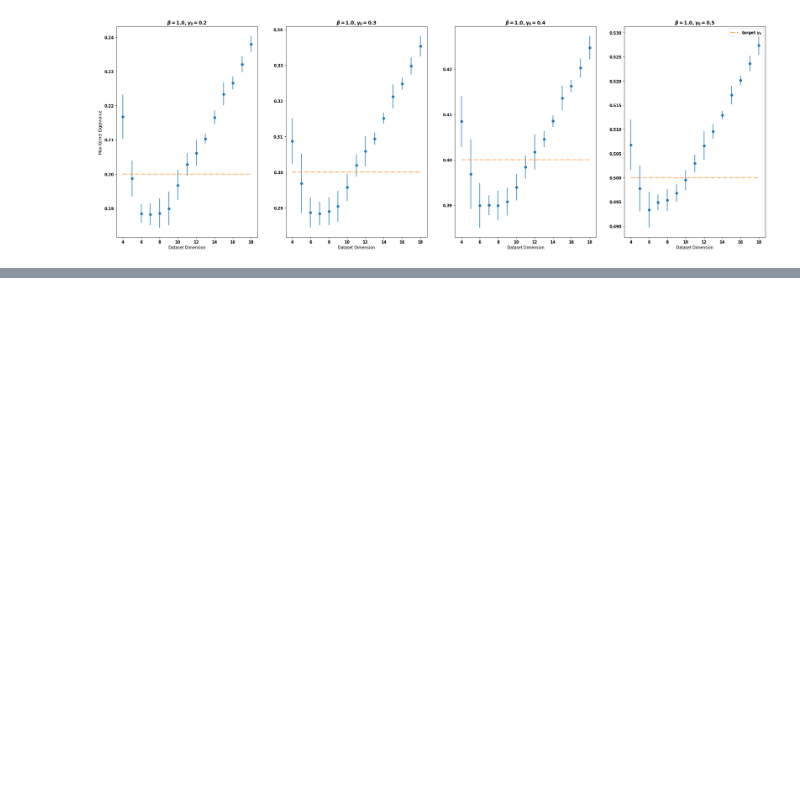
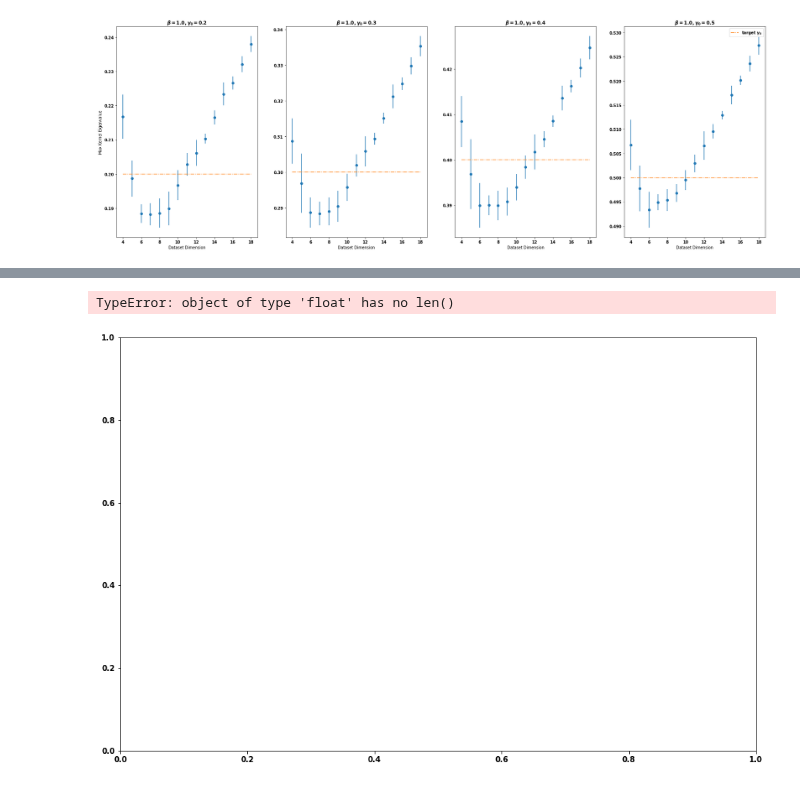
Before and after one commit to lslattery11/quantum_kernel, a Jupyter notebook: notebooks/data_visualization/alpha_test_gd_scaling.ipynb, the cells around one changed output, grey strips where cells are left out. Saved outputs shown, nothing was run; the diff lists cells and outputs as text; code cells hidden in the pictures; blank space fills up the shorter version.

```diff
--- a/notebooks/data_visualization/alpha_test_gd_scaling.ipynb
+++ b/notebooks/data_visualization/alpha_test_gd_scaling.ipynb
@@ -225,0 +340,50 @@ fig.tight_layout()
+# %%
+colormap=cm.viridis
+dataset_dims=[5,6,7,8,9,10,11,12,13,14,15,16,17,18]
+fig, axs = plt.subplots(1,figsize=(15,10),sharey=True)
+
+betas=[0.1,1.0,2.0]
+alpha=2.0
+gamma=0.3
+
+for i,beta in enumerate(betas):
+    filepath=save_folder+f'geometric_difference_dict_beta{beta}_alpha{alpha}_gamma_{gamma}.p'
+    if os.path.exists(filepath):
+        with open(filepath, 'rb') as pickle_file:
+            geo_diffs=pickle.load(pickle_file)
+    else:
+        continue
+    ax=axs
+
+    color_index=int(256*i/(len(beta)))
+    color=colormap.colors[color_index]
+
+    ys=[]
+    yerrs=[]
+    for dim in dataset_dims:
+        x=list(set(geo_diffs[str(dim)][:,0]))
+        y=min([np.mean(geo_diffs[str(dim)][geo_diffs[str(dim)][:,0]==a][:,1]) for a in x])
+        index = [np.mean(geo_diffs[str(dim)][geo_diffs[str(dim)][:,0]==a][:,1]) for a in x].index(y)
+        yerr=[np.std(geo_diffs[str(dim)][geo_diffs[str(dim)][:,0]==a][:,1]) for a in x][index]
+
+        ys.append(y)
+        yerrs.append(yerr)
+    ax.errorbar(dataset_dims,ys,yerr=yerrs,color=color,fmt='-o',label=rf'$\beta={beta}$')
+
+    ax.set_yscale('log')
+    ax.set_xscale('log')
+    ax.set_ylabel('minimium g')
+    ax.set_xlabel('Dataset Dimension')
+
+ax.plot(dataset_dims,len(dataset_dims)*[np.sqrt(500)],ls='-.',color='black',label=r'O($\sqrt{N}$)')
+
+legend=plt.legend(ncol=2,bbox_to_anchor=(1,1),fontsize=18,title_fontsize=18)
+legend.set_title('Dataset Dimension')
+
+fig.suptitle(rf'minimum g(classical IQP || quantum IQP), $\beta={beta}$')
+
+fig.tight_layout()
+#fig.savefig(f'{save_folder}IQP_gd_decay_fixed_beta{beta}.png')
+# %% [output]
+TypeError: object of type 'float' has no len()
+[figure, added]
```
Also changed, not shown: parts of 6 cells of this notebook, 1 other file.
